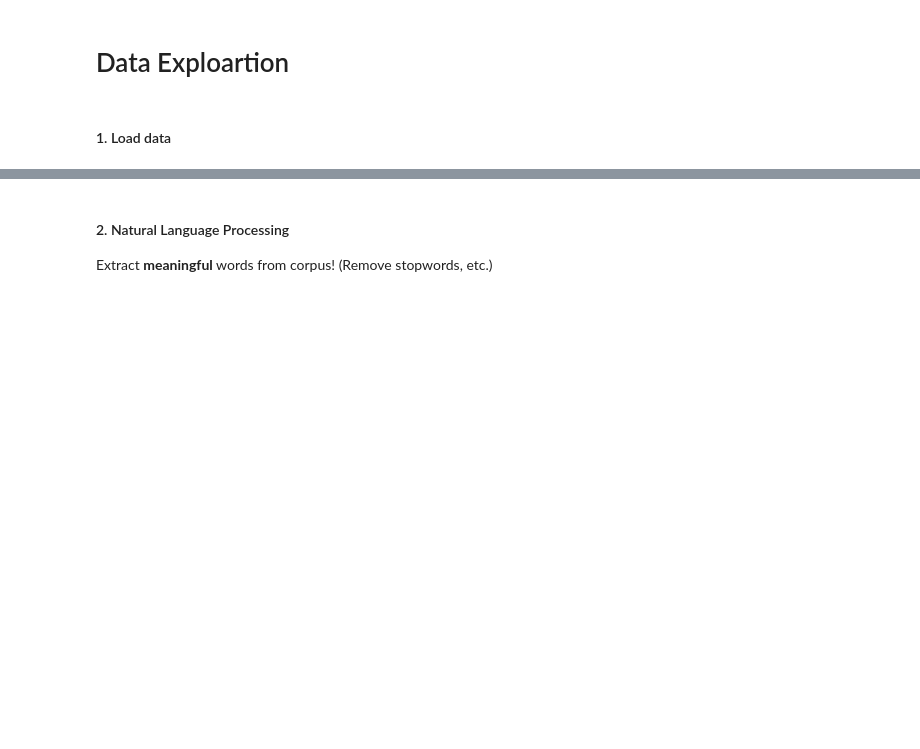
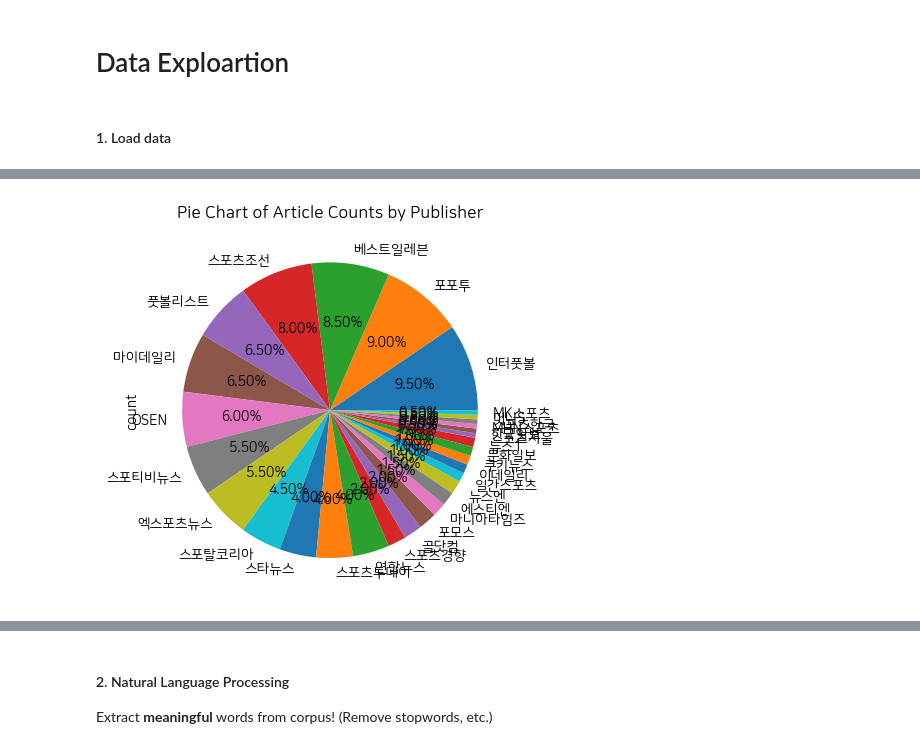
Before and after one commit to ejklike/python-tutorial, a Jupyter notebook: 06_web_scraping/03-data-exploration.ipynb, the cells around one changed output, grey strips where cells are left out. Cells and saved outputs as stored; diff of their text form; code cells hidden in the pictures; blank space fills up the shorter version.

```diff
--- a/06_web_scraping/03-data-exploration.ipynb
+++ b/06_web_scraping/03-data-exploration.ipynb
@@ -16,0 +50,7 @@ df.head()
+# %%
+# Publisher uniquecounts -- to see how many articles were published by each publisher
+df['publisher'].value_counts().plot.pie(autopct='%.2f%%')
+plt.title('Pie Chart of Article Counts by Publisher')
+plt.show()
+# %% [output]
+[figure, added]
```
Also changed, not shown: parts of 22 cells of this notebook.
